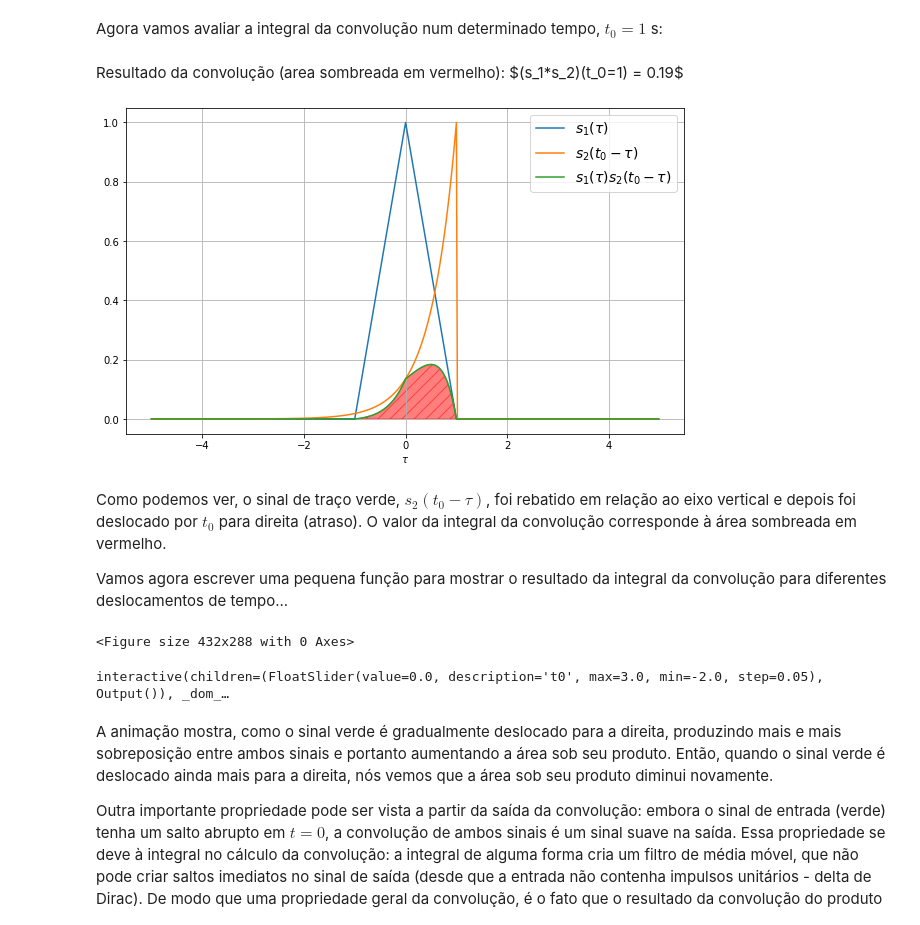
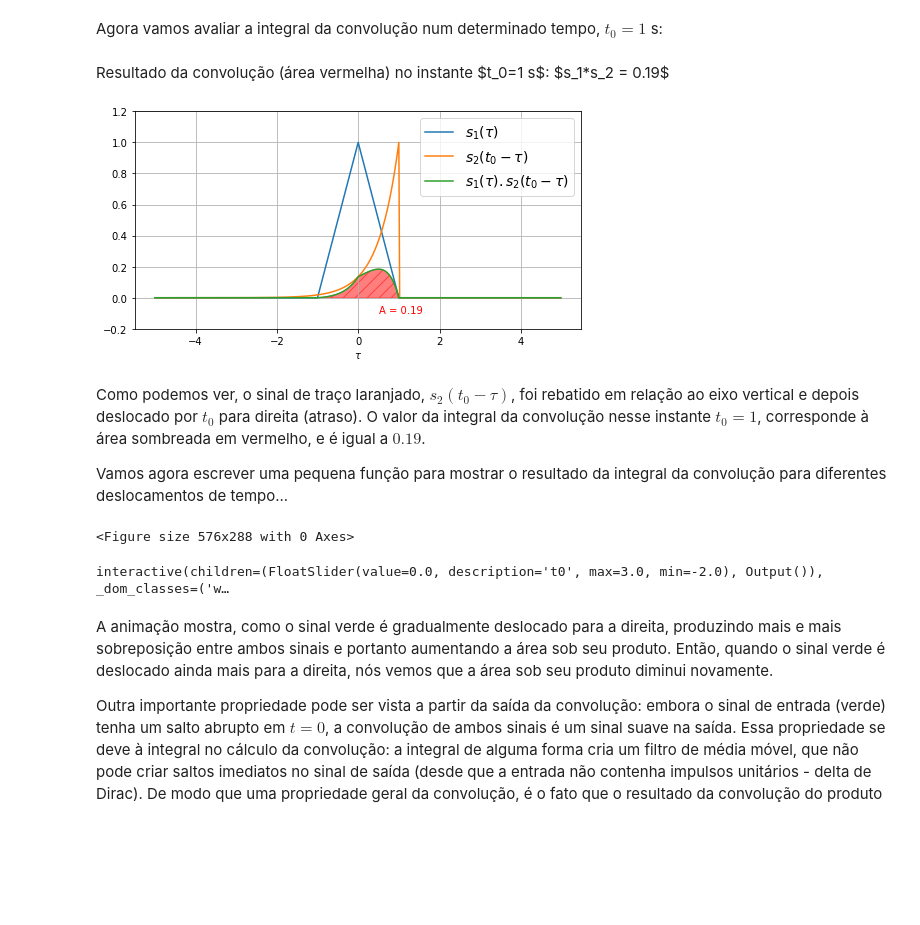
Before and after one commit to kaw19/linear_systems, a Jupyter notebook: 02 conv/Convolução.ipynb, the cells around one changed output. Cells and saved outputs as stored; diff of their text form; code cells hidden in the pictures; blank space fills up the shorter version.

```diff
--- a/02 conv/Convolução.ipynb
+++ b/02 conv/Convolução.ipynb
@@ -1,16 +9,13 @@
 # %%
+#%load_ext tikzmagic
 import numpy as np
 import matplotlib.pyplot as plt
-#%load_ext tikzmagic
-
-import scipy.integrate
-
+import scipy as sc
 from matplotlib import animation
 from IPython.display import HTML, display
 from ipywidgets import interact
 
 %matplotlib inline
-import matplotlib
-matplotlib.rcParams['figure.figsize'] = (8,6)
-matplotlib.rcParams['animation.writer'] = 'avconv'
+plt.rcParams['figure.figsize'] = (8,4)
+plt.rcParams['animation.writer'] = 'avconv'
 # %% [markdown]
@@ -42,25 +48,26 @@ plt.grid(True); plt.ylabel('$s(t)$'); plt.xlabel('$t$'); plt.legend(fontsize=14)
 # %% [markdown]
 Agora vamos avaliar a integral da convolução num determinado tempo, $t_0=1$ s:
 # %%
+from scipy.integrate import simps
 t0 = 1
 rebatido = lambda tau: s2(t0 - tau)
 produto  = lambda tau: s1(tau) * s2(t0 - tau)
+area = simps(produto(t), t)
 
-plt.figure(figsize=(10,6))
-plt.gca().set_ymargin(0.05);
 plt.plot(t, s1(t), label=r'$s_1(\tau)$')
-plt.plot(t, rebatido(t), label=r'$s_2(t_0-\tau)$')
-plt.plot(t, produto(t), label=r'$s_1(\tau)s_2(t_0-\tau)$')
+plt.plot(t, rebatido(t), color='tab:orange', label=r'$s_2(t_0-\tau)$')
+plt.plot(t, produto(t), color='tab:green', label=r'$s_1(\tau).s_2(t_0-\tau)$')
 plt.fill(t, produto(t), color='r', alpha=0.5, hatch='//')
-plt.grid(True); plt.xlabel(r'$\tau$'); plt.legend(fontsize=14);
+plt.grid(True); plt.xlabel(r'$\tau$'); plt.legend(fontsize=14); plt.gca().set_ymargin(0.2);
+plt.text(.5,-.1,"A = %.2f" % area,color='r')
 
-# calcula a integral, usando a regra de integração de Simpson
-display(HTML(u"Resultado da convolução (area sombreada em vermelho): $(s_1*s_2)(t_0=%.0f) = %.2f$" % (t0, scipy.integrate.simps(produto(t), t))))
+# Integral da convolução calculada pelo método numérico de Simpson
+display(HTML("Resultado da convolução (área vermelha) no instante $t_0=%.0f s$: $s_1*s_2 = %.2f$" % (t0, area)))
 # %% [output]
-Resultado da convolução (area sombreada em vermelho): $(s_1*s_2)(t_0=1) = 0.19$
+Resultado da convolução (área vermelha) no instante $t_0=1 s$: $s_1*s_2 = 0.19$
-[figure, old version]
+[figure, new version]
 # %% [markdown]
-Como podemos ver, o sinal de traço verde, $s_2(t_0-\tau)$, foi rebatido em relação ao eixo vertical e depois foi deslocado por $t_0$ para direita (atraso). O valor da integral da convolução corresponde à área sombreada em vermelho.
+Como podemos ver, o sinal de traço laranjado, $s_2(t_0-\tau)$, foi rebatido em relação ao eixo vertical e depois deslocado por $t_0$ para direita (atraso). O valor da integral da convolução nesse instante $t_0=1$, corresponde à área sombreada em vermelho, e é igual a $0.19$.
 
 Vamos agora escrever uma pequena função para mostrar o resultado da integral da convolução para diferentes deslocamentos de tempo...
 # %%
@@ -97,10 +107,10 @@ def mostraConvolucao(s1, s2, t0):
     #plt.show()
 # %%
-plt.figure()
-interact(lambda t0: mostraConvolucao(f1, f2, t0), t0 = (-2,3,0.05));
+plt.figure();
+interact(lambda t0: mostraConvolucao(s1, s2, t0), t0 = (-2,3,0.1));
 # %% [output]
-<Figure size 432x288 with 0 Axes>
+<Figure size 576x288 with 0 Axes>
-interactive(children=(FloatSlider(value=0.0, description='t0', max=3.0, min=-2.0, step=0.05), Output()), _dom_…
+interactive(children=(FloatSlider(value=0.0, description='t0', max=3.0, min=-2.0), Output()), _dom_classes=('w…
 # %% [markdown]
 A animação mostra, como o sinal verde é gradualmente deslocado para a direita, produzindo mais e mais sobreposição entre ambos sinais e portanto aumentando a área sob seu produto. Então, quando o sinal verde é deslocado ainda mais para a direita, nós vemos que a área sob seu produto diminui novamente.
 
```
Also changed, not shown: parts of 15 cells of this notebook.
